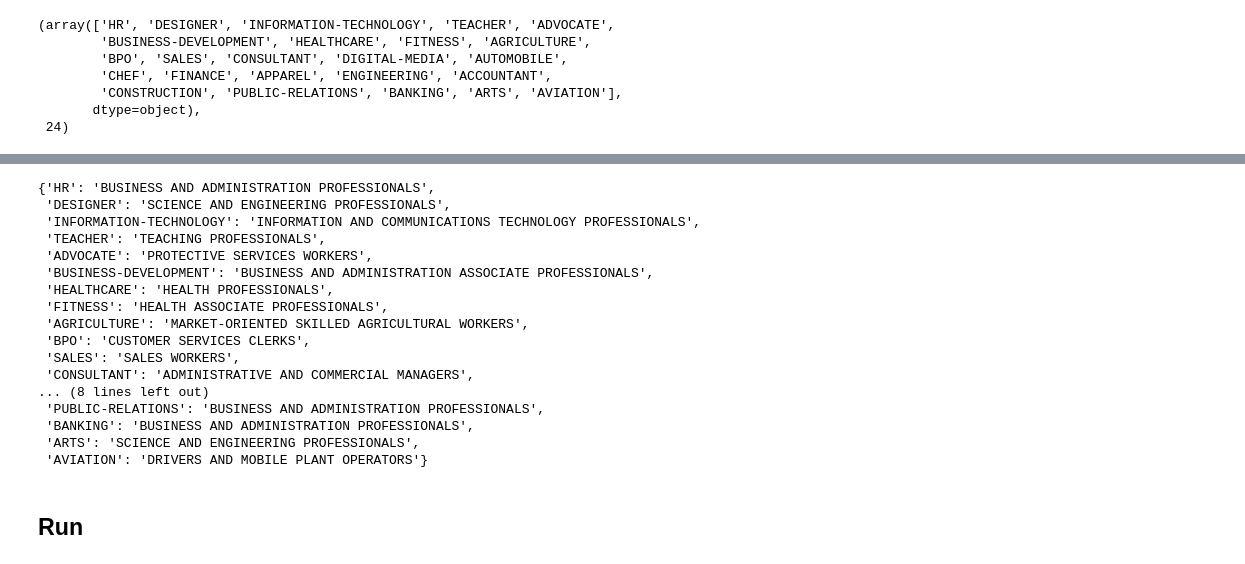
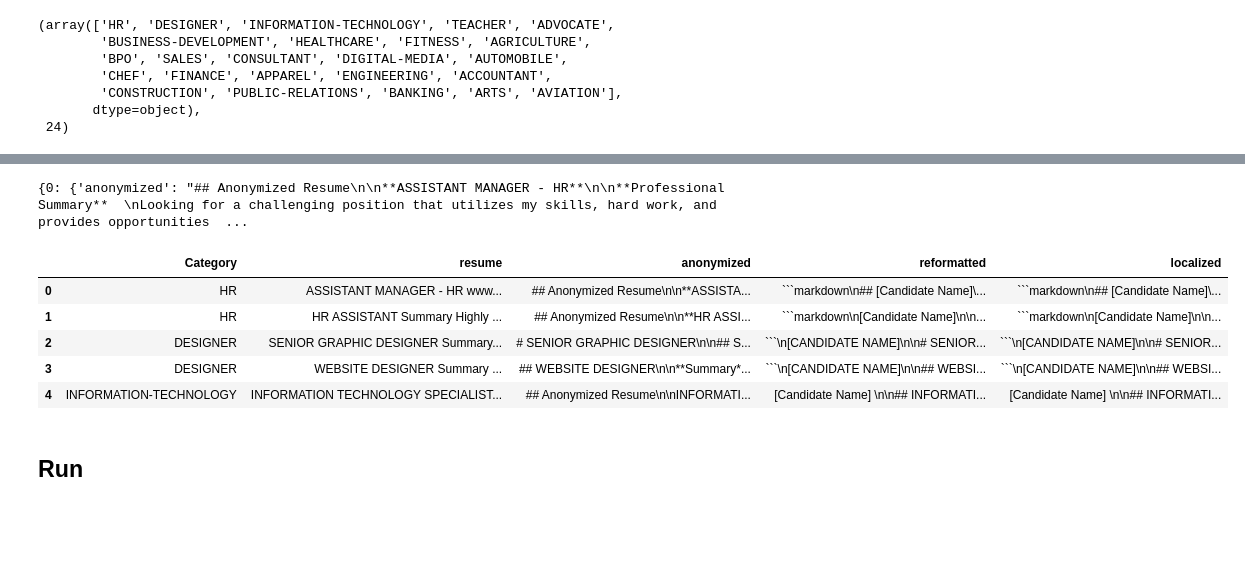
Before and after one commit to shirsho-12/hiring_agent, a Jupyter notebook: agent.ipynb, the cells around one changed output, grey strips where cells are left out. Cells and saved outputs as stored; diff of their text form; code cells hidden in the pictures; blank space fills up the shorter version.

Commit message:
Feat: Batch resume processing

````diff
--- a/agent.ipynb
+++ b/agent.ipynb
@@ -91,3 +98,9 @@ resume_df.Category.unique(), len(resume_df.Category.unique())
         'CONSTRUCTION', 'PUBLIC-RELATIONS', 'BANKING', 'ARTS', 'AVIATION'],
        dtype=object),
  24)
+# %%
+# Select 2 resume samples from each category
+sampled_resumes = pd.concat([resume_df[resume_df.Category == cat].sample(
+    2, random_state=42) for cat in resume_df.Category.unique()
+]).reset_index(drop=True)
+sampled_resumes.head(5)
@@ -94,12 +133,11 @@ resume_df.Category.unique(), len(resume_df.Category.unique())
 # %%
-from src.utils.pipeline_utils import process_resume_pipeline
-import time
+from src.utils.pipeline_utils import batch_process_resumes
 
-curr_time = time.strftime("%Y%m%d-%H%M%S")
-
-resume_dct = process_resume_pipeline(resume_df.iloc[0]['resume'], country="Singapore")
-# write the results to markdown files
-for k, v in resume_dct.items():
-    os.makedirs(f"results/{curr_time}", exist_ok=True)
-    with open(f"results/{curr_time}/{k}_resume.md", "w") as f:
-        f.write(v)
+processed_resumes = batch_process_resumes(
+    sampled_resumes.resume,
+    country="Singapore"
+)
+# add the processed resumes to sampled_resumes dataframe as new columns
+# for key in processed_resumes[0].keys():
+#     subsampled_resumes[key] = [dct[key] for dct in processed_resumes]
+# subsampled_resumes.head(5)
@@ -196,21 +144,21 @@ AVIATION: DRIVERS AND MOBILE PLANT OPERATORS
-# %%
-mapping_dct = {x:y for x, y in map(lambda v: v.strip().split(": "), output.split("\n"))}
-mapping_dct
-# %% [output]
-{'HR': 'BUSINESS AND ADMINISTRATION PROFESSIONALS',
- 'DESIGNER': 'SCIENCE AND ENGINEERING PROFESSIONALS',
- 'INFORMATION-TECHNOLOGY': 'INFORMATION AND COMMUNICATIONS TECHNOLOGY PROFESSIONALS',
- 'TEACHER': 'TEACHING PROFESSIONALS',
- 'ADVOCATE': 'PROTECTIVE SERVICES WORKERS',
- 'BUSINESS-DEVELOPMENT': 'BUSINESS AND ADMINISTRATION ASSOCIATE PROFESSIONALS',
- 'HEALTHCARE': 'HEALTH PROFESSIONALS',
- 'FITNESS': 'HEALTH ASSOCIATE PROFESSIONALS',
- 'AGRICULTURE': 'MARKET-ORIENTED SKILLED AGRICULTURAL WORKERS',
- 'BPO': 'CUSTOMER SERVICES CLERKS',
- 'SALES': 'SALES WORKERS',
- 'CONSULTANT': 'ADMINISTRATIVE AND COMMERCIAL MANAGERS',
-... (8 lines left out)
- 'PUBLIC-RELATIONS': 'BUSINESS AND ADMINISTRATION PROFESSIONALS',
- 'BANKING': 'BUSINESS AND ADMINISTRATION PROFESSIONALS',
- 'ARTS': 'SCIENCE AND ENGINEERING PROFESSIONALS',
- 'AVIATION': 'DRIVERS AND MOBILE PLANT OPERATORS'}
+# %%
+print(processed_resumes)
+# %% [output]
+{0: {'anonymized': "## Anonymized Resume\n\n**ASSISTANT MANAGER - HR**\n\n**Professional Summary**  \nLooking for a challenging position that utilizes my skills, hard work, and provides opportunities  ...
+# %%
+# Create empty columns in the dataframe for the new keys
+for key in processed_resumes[0].keys():
+    if key not in sampled_resumes.columns:
+        sampled_resumes[key] = None
+# Fill the new columns with the processed resume data
+for k in processed_resumes:
+    for key in processed_resumes[k].keys():
+        sampled_resumes.loc[sampled_resumes.index == k, key] = processed_resumes[k][key]
+sampled_resumes.head(5)
+# %% [output]
+|  | Category | resume | anonymized | reformatted | localized |
+| 0 | HR | ASSISTANT MANAGER - HR www... | ## Anonymized Resume\n\n**ASSISTA... | ```markdown\n## [Candidate Name]\... | ```markdown\n## [Candidate Name]\... |
+| 1 | HR | HR ASSISTANT Summary Highly ... | ## Anonymized Resume\n\n**HR ASSI... | ```markdown\n[Candidate Name]\n\n... | ```markdown\n[Candidate Name]\n\n... |
+| 2 | DESIGNER | SENIOR GRAPHIC DESIGNER Summary... | # SENIOR GRAPHIC DESIGNER\n\n## S... | ```\n[CANDIDATE NAME]\n\n# SENIOR... | ```\n[CANDIDATE NAME]\n\n# SENIOR... |
+| 3 | DESIGNER | WEBSITE DESIGNER Summary ... | ## WEBSITE DESIGNER\n\n**Summary*... | ```\n[CANDIDATE NAME]\n\n## WEBSI... | ```\n[CANDIDATE NAME]\n\n## WEBSI... |
+| 4 | INFORMATION-TECHNOLOGY | INFORMATION TECHNOLOGY SPECIALIST... | ## Anonymized Resume\n\nINFORMATI... | [Candidate Name] \n\n## INFORMATI... | [Candidate Name] \n\n## INFORMATI... |
````
Also changed, not shown: parts of 10 cells of this notebook, 9 other files.
